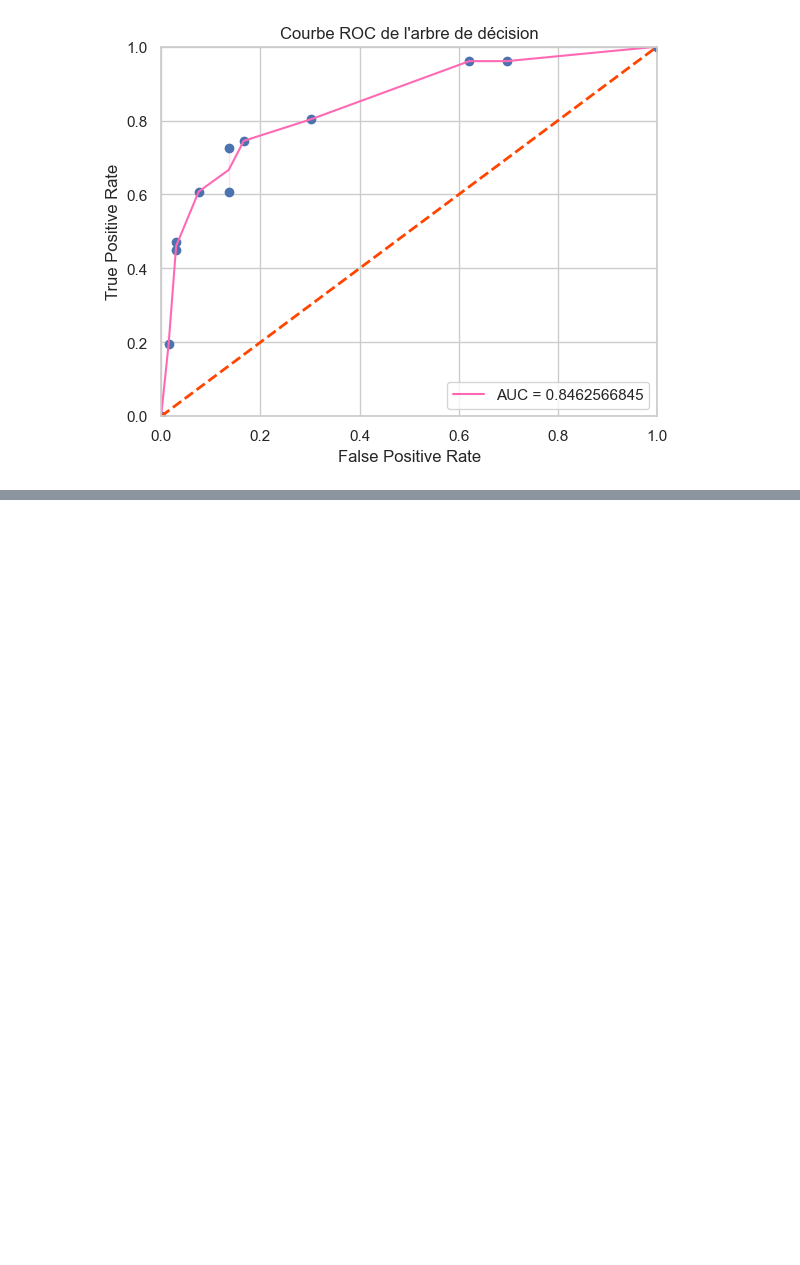
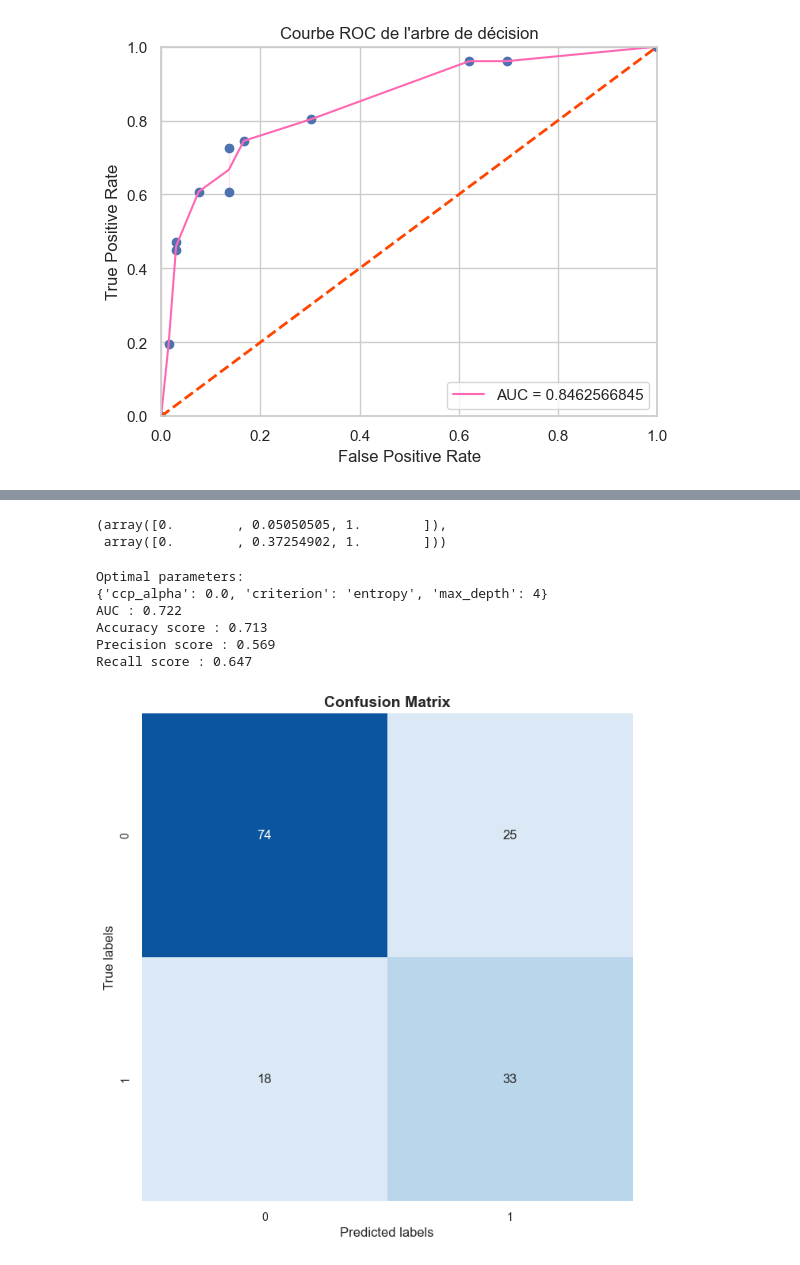
Before and after one commit to atekiouk/Sujet_2, a Jupyter notebook: Notebooks/bert_test.ipynb, the cells around one changed output, grey strips where cells are left out. Saved outputs shown, nothing was run; the diff lists cells and outputs as text; code cells hidden in the pictures; blank space fills up the shorter version.

```diff
--- a/Notebooks/bert_test.ipynb
+++ b/Notebooks/bert_test.ipynb
@@ -266,0 +259,5 @@ plt.show()
+# %%
+fpr,tpr
+# %% [output]
+(array([0.        , 0.05050505, 1.        ]),
+ array([0.        , 0.37254902, 1.        ]))
@@ -266,0 +297,52 @@ plt.show()
+# %%
+def evaluate(
+    y_obs: pd.Series,
+    y_pred: pd.Series,
+    y_score: pd.Series,
+) -> None:
+    fpr, tpr, thresholds = metrics.roc_curve(y_test, y_score)
+    print(f"AUC : {metrics.auc(fpr, tpr):.3f}")
+    print(f"Accuracy score : {metrics.accuracy_score(y_test, y_pred):.3f}")
+    print(f"Precision score : {metrics.precision_score(y_test, y_pred):.3f}")
+    print(f"Recall score : {metrics.recall_score(y_test, y_pred):.3f}")
+    utilities.plot_confusion_matrix(y_true=y_test, y_pred=y_pred)
+# %%
+reducer = UMAP(n_components=10)
+predictor = DecisionTreeClassifier()
+
+X_train, X_test, y_train, y_test = train_test_split(X_1,y, test_size=0.30, random_state=42)
+
+opt_params = fit(
+    X=X_train,
+    y=y_train,
+    predictor=predictor,
+    reducer=reducer,
+    grid_params={
+        'criterion': ['entropy', 'gini', 'log_loss'],
+        'max_depth' : np.arange(2, 6, dtype=int),
+        'ccp_alpha' : np.linspace(0.0, 0.20, 5),
+    },
+    hyperopt_params={
+        "scoring": "roc_auc",
+        "cv": 5,
+        "refit": True,
+    }
+)
+print(f"Optimal parameters:\n{opt_params}")
+
+reducer.fit(X_train)
+x_train = reducer.transform(X_train)
+x_test = reducer.transform(X_test)
+model = predictor.set_params(**opt_params).fit(x_train, y_train)
+y_pred = model.predict(x_test)
+y_score = model.predict_proba(x_test)[:, 1]
+
+evaluate(y_obs=y_test, y_pred=y_pred, y_score=y_score)
+# %% [output]
+Optimal parameters:
+{'ccp_alpha': 0.0, 'criterion': 'entropy', 'max_depth': 4}
+AUC : 0.722
+Accuracy score : 0.713
+Precision score : 0.569
+Recall score : 0.647
+[figure, added]
```
Also changed, not shown: parts of 15 cells of this notebook, 1 other file.
